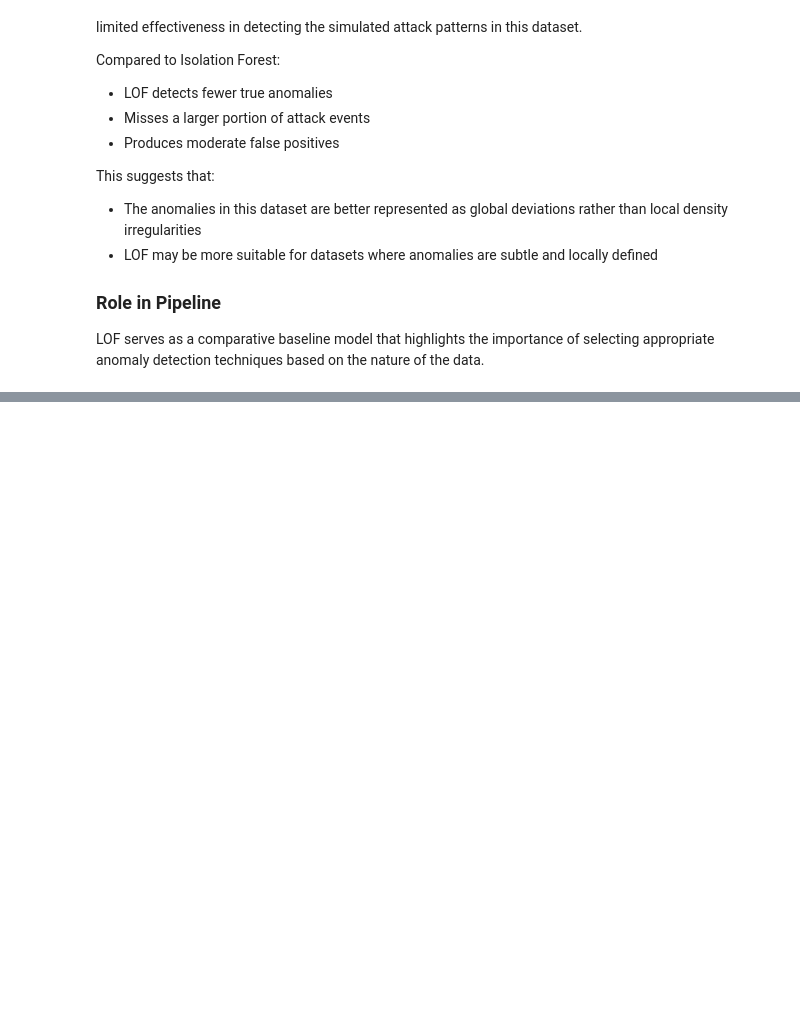
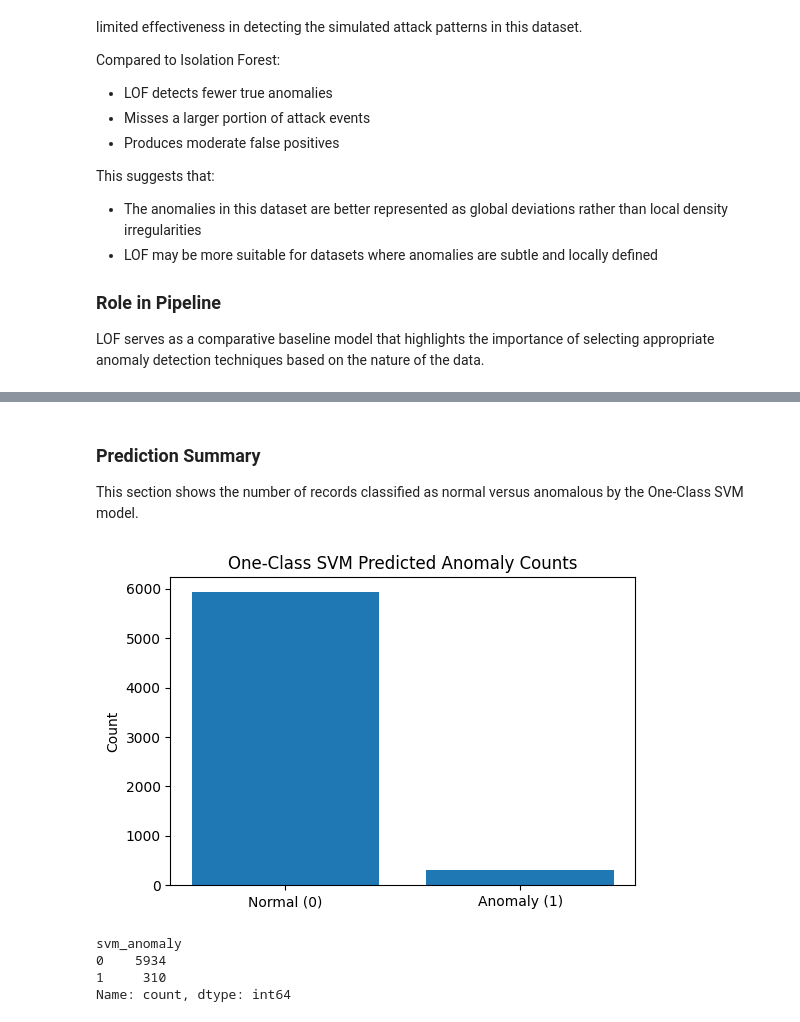
Before and after one commit to 0x0allenace/security-anomaly-project, a Jupyter notebook: notebooks/exploration.ipynb, the cells around one changed output, grey strips where cells are left out. Drawn from its saved outputs; the diff is of its cells as text; code cells hidden in the pictures; blank space fills up the shorter version.

Commit message:
Add One-Class SVM and Autoencoder implementations, update exploration notebook with evaluation and visualizations, and align README with completed model pipeline

```diff
--- a/notebooks/exploration.ipynb
+++ b/notebooks/exploration.ipynb
@@ -23,6 +23,9 @@ from models.isolation_forest import run_isolation_forest
 from models.lof import run_lof, save_lof_results
 raw_df = pd.read_csv("../data/raw/raw_logs.csv")
 attack_df = pd.read_csv("../data/raw/logs_with_attacks.csv")
+df_svm = pd.read_csv("../data/processed/processed_logs_with_svm.csv")
+df_auto = pd.read_csv("../data/processed/processed_logs_with_autoencoder.csv")
+df_if = pd.read_csv("../data/processed/processed_logs_with_iforest.csv")
 # %% [markdown]
 ## 3. Dataset Inspection & Validation
 
@@ -910,0 +949,19 @@ LOF serves as a comparative baseline model that highlights the importance of sel
+# %% [markdown]
+### Prediction Summary
+This section shows the number of records classified as normal versus anomalous by the One-Class SVM model.
+# %%
+counts = df_svm["svm_anomaly"].value_counts().sort_index()
+
+plt.figure(figsize=(6,4))
+plt.bar(["Normal (0)", "Anomaly (1)"], counts.values)
+plt.title("One-Class SVM Predicted Anomaly Counts")
+plt.ylabel("Count")
+plt.show()
+
+print(counts)
+# %% [output]
+[figure, added]
+svm_anomaly
+0    5934
+1     310
+Name: count, dtype: int64
```
Also changed, not shown: parts of 29 cells of this notebook, 3 other files.
